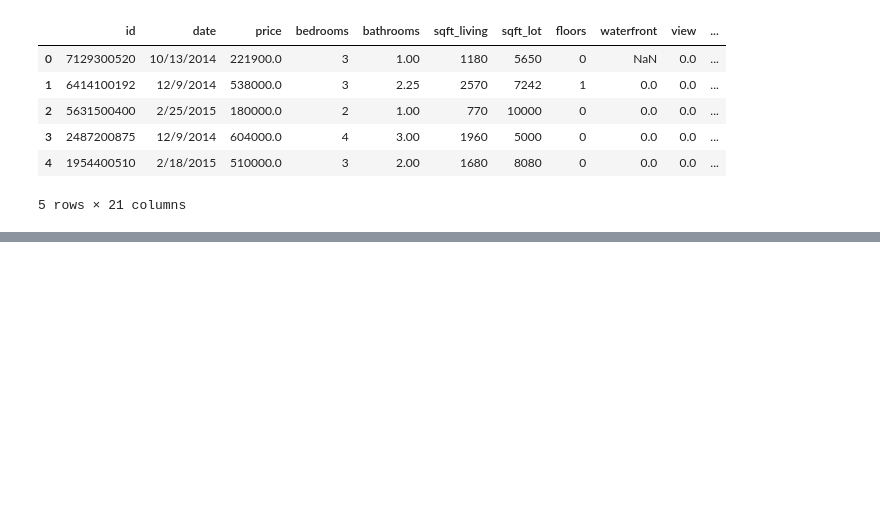
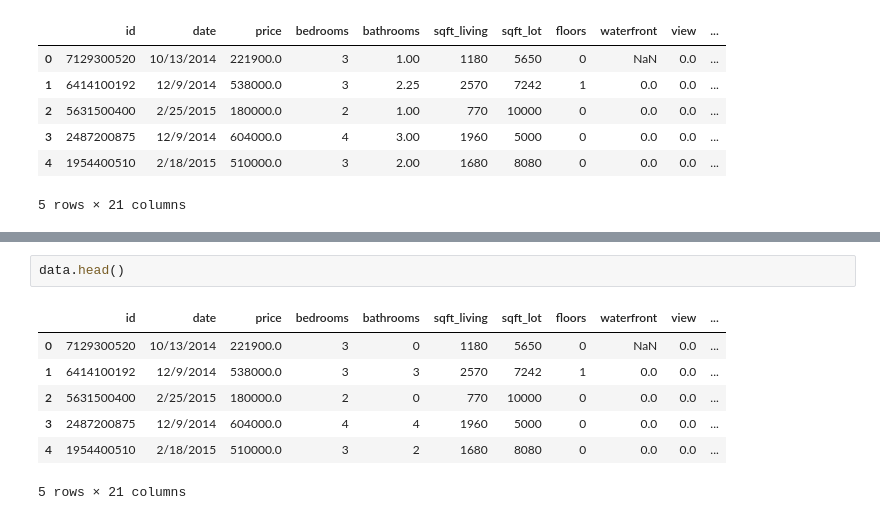
Before and after one commit to whitcrrd/dsc-1-final-project-online-ds-ft-021119, a Jupyter notebook: student.ipynb, the cells around one changed output, grey strips where cells are left out. Drawn from its saved outputs; the diff is of its cells as text; blank space fills up the shorter version.

```diff
--- a/student.ipynb
+++ b/student.ipynb
@@ -281,0 +330,10 @@ data.head()
+# %%
+data.head()
+# %% [output]
+|  | id | date | price | bedrooms | bathrooms | sqft_living | sqft_lot | floors | waterfront | view | ... |
+| 0 | 7129300520 | 10/13/2014 | 221900.0 | 3 | 0 | 1180 | 5650 | 0 | NaN | 0.0 | ... |
+| 1 | 6414100192 | 12/9/2014 | 538000.0 | 3 | 3 | 2570 | 7242 | 1 | 0.0 | 0.0 | ... |
+| 2 | 5631500400 | 2/25/2015 | 180000.0 | 2 | 0 | 770 | 10000 | 0 | 0.0 | 0.0 | ... |
+| 3 | 2487200875 | 12/9/2014 | 604000.0 | 4 | 4 | 1960 | 5000 | 0 | 0.0 | 0.0 | ... |
+| 4 | 1954400510 | 2/18/2015 | 510000.0 | 3 | 2 | 1680 | 8080 | 0 | 0.0 | 0.0 | ... |
+5 rows × 21 columns
```
Also changed, not shown: parts of 11 cells of this notebook.
